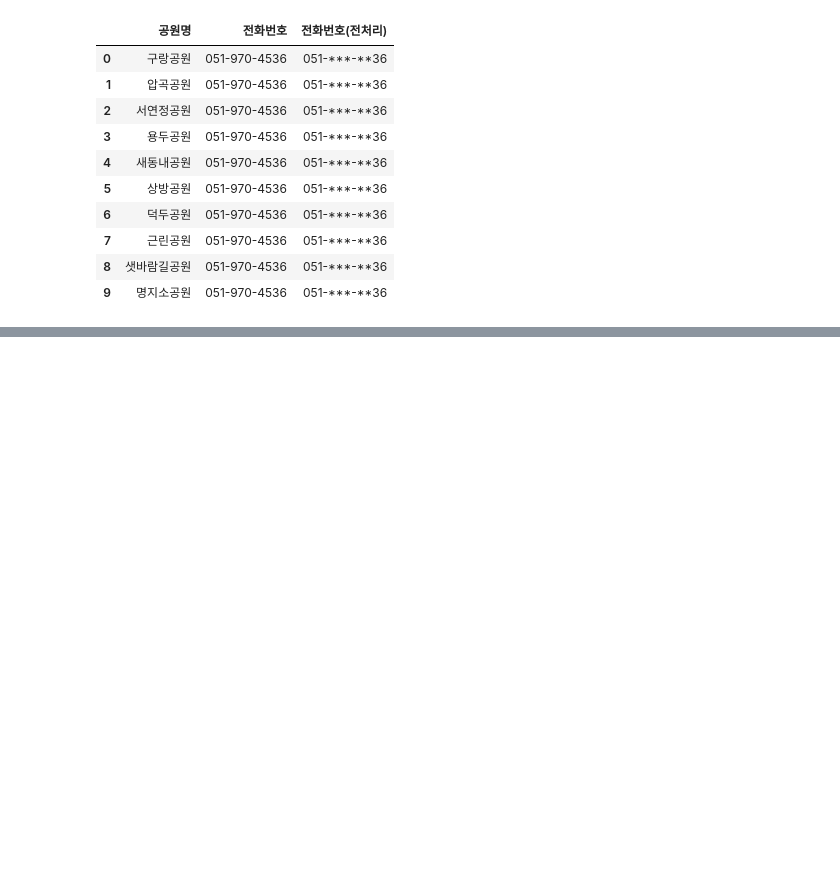
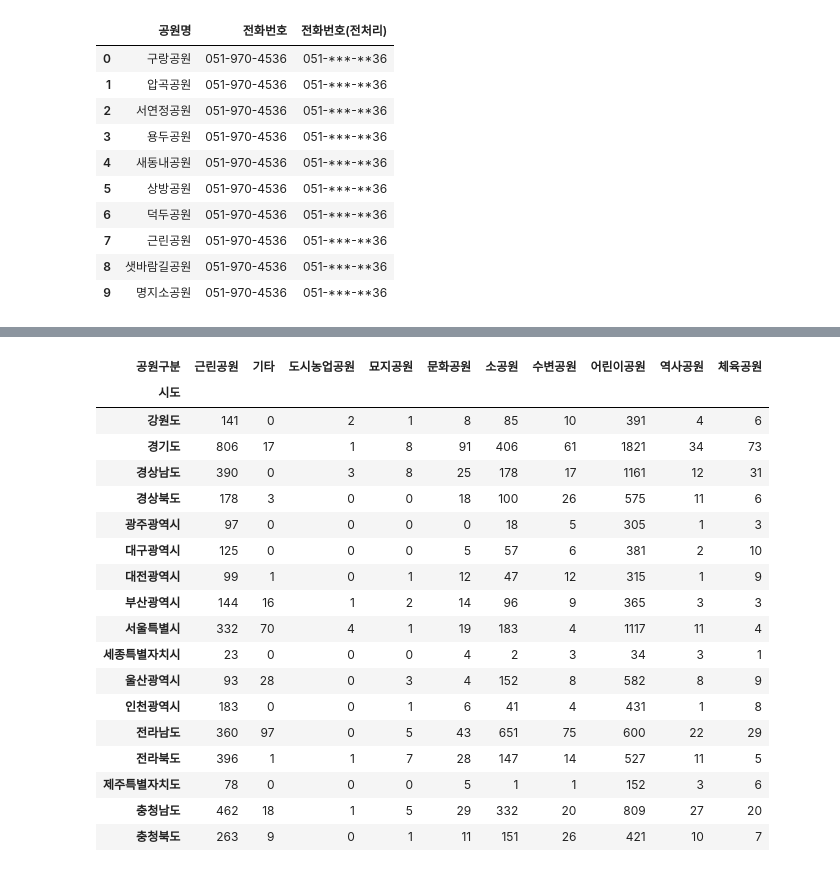
Before and after one commit to pmj3590/inflearn_opendata, a Jupyter notebook: park.ipynb, the cells around one changed output, grey strips where cells are left out. Drawn from its saved outputs; the diff is of its cells as text; code cells hidden in the pictures; blank space fills up the shorter version.

```diff
--- a/park.ipynb
+++ b/park.ipynb
@@ -796,0 +930,25 @@ df[["공원명", "전화번호", "전화번호(전처리)"]].head(10)
+# %%
+# "시도"별 "공원구분"의 수 구하기
+
+city_cate=pd.crosstab(index=df["시도"], columns=df["공원구분"])
+city_cate.style.background_gradient()
+# %% [output]
+| 공원구분 | 근린공원 | 기타 | 도시농업공원 | 묘지공원 | 문화공원 | 소공원 | 수변공원 | 어린이공원 | 역사공원 | 체육공원 |
+| 시도 |  |  |  |  |  |  |  |  |  |  |
+| 강원도 | 141 | 0 | 2 | 1 | 8 | 85 | 10 | 391 | 4 | 6 |
+| 경기도 | 806 | 17 | 1 | 8 | 91 | 406 | 61 | 1821 | 34 | 73 |
+| 경상남도 | 390 | 0 | 3 | 8 | 25 | 178 | 17 | 1161 | 12 | 31 |
+| 경상북도 | 178 | 3 | 0 | 0 | 18 | 100 | 26 | 575 | 11 | 6 |
+| 광주광역시 | 97 | 0 | 0 | 0 | 0 | 18 | 5 | 305 | 1 | 3 |
+| 대구광역시 | 125 | 0 | 0 | 0 | 5 | 57 | 6 | 381 | 2 | 10 |
+| 대전광역시 | 99 | 1 | 0 | 1 | 12 | 47 | 12 | 315 | 1 | 9 |
+| 부산광역시 | 144 | 16 | 1 | 2 | 14 | 96 | 9 | 365 | 3 | 3 |
+| 서울특별시 | 332 | 70 | 4 | 1 | 19 | 183 | 4 | 1117 | 11 | 4 |
+| 세종특별자치시 | 23 | 0 | 0 | 0 | 4 | 2 | 3 | 34 | 3 | 1 |
+| 울산광역시 | 93 | 28 | 0 | 3 | 4 | 152 | 8 | 582 | 8 | 9 |
+| 인천광역시 | 183 | 0 | 0 | 1 | 6 | 41 | 4 | 431 | 1 | 8 |
+| 전라남도 | 360 | 97 | 0 | 5 | 43 | 651 | 75 | 600 | 22 | 29 |
+| 전라북도 | 396 | 1 | 1 | 7 | 28 | 147 | 14 | 527 | 11 | 5 |
+| 제주특별자치도 | 78 | 0 | 0 | 0 | 5 | 1 | 1 | 152 | 3 | 6 |
+| 충청남도 | 462 | 18 | 1 | 5 | 29 | 332 | 20 | 809 | 27 | 20 |
+| 충청북도 | 263 | 9 | 0 | 1 | 11 | 151 | 26 | 421 | 10 | 7 |
```
Also changed, not shown: parts of 26 cells of this notebook.
